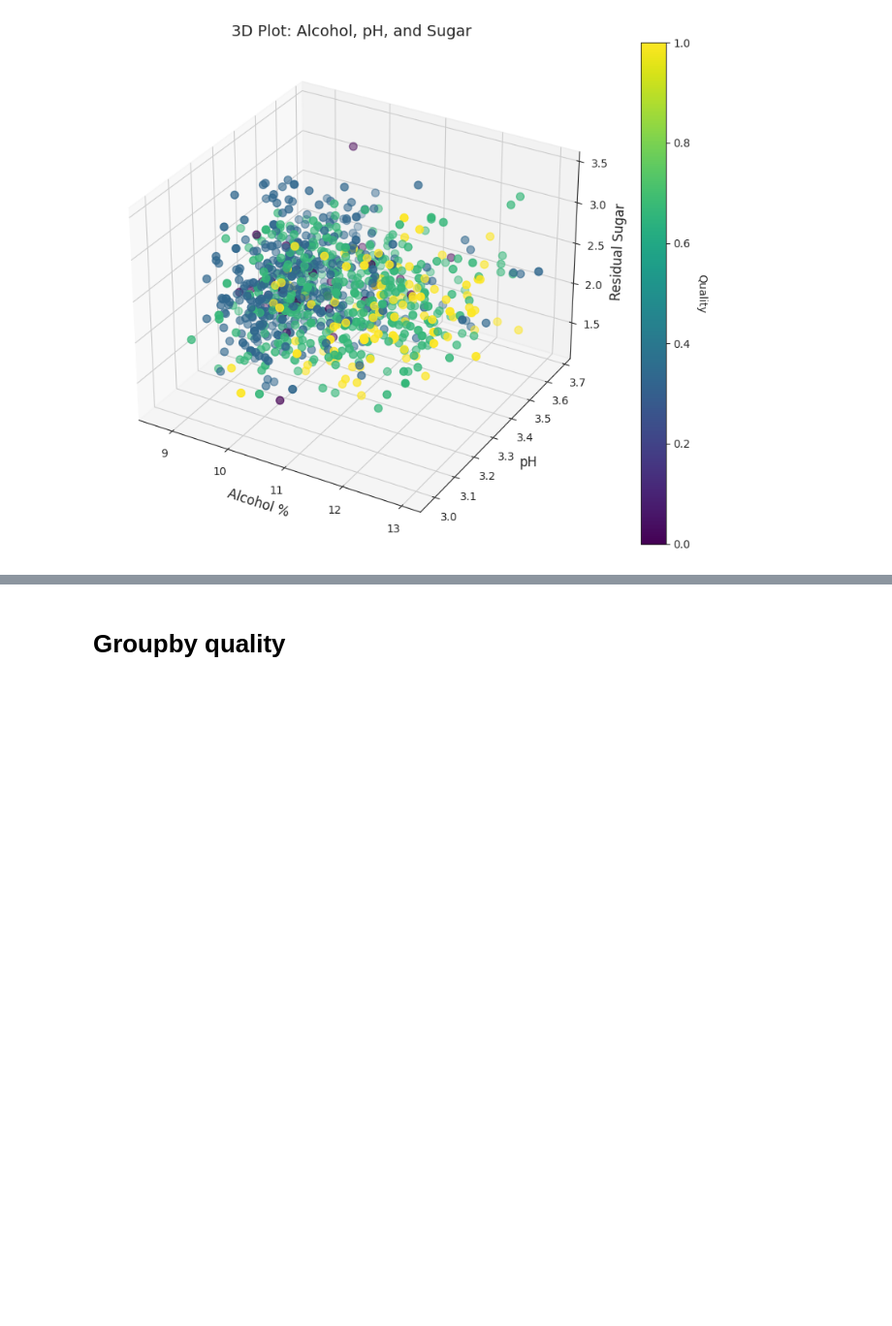
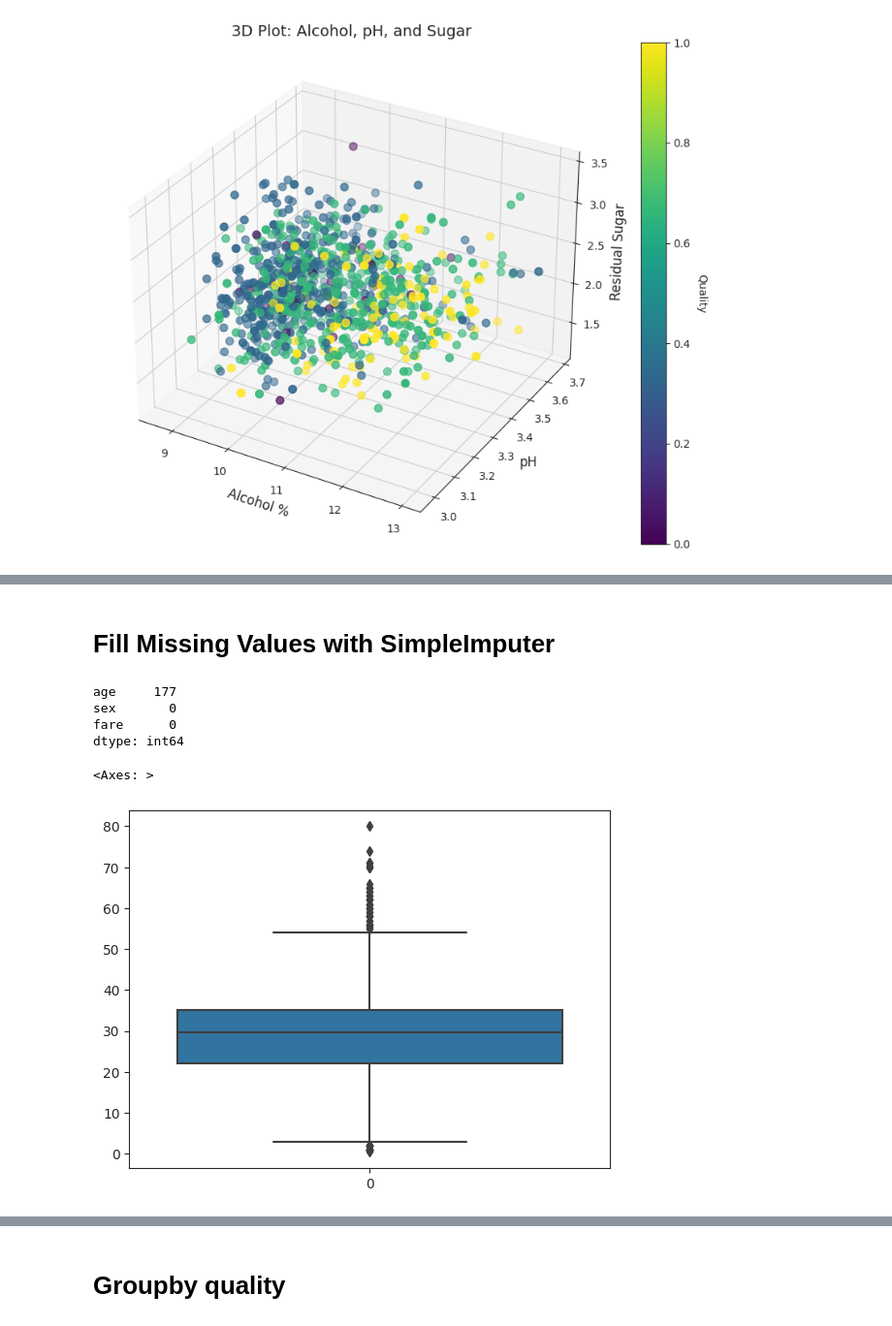
Before and after one commit to shyam007-srec/Sonar-Rock-vs-Mine-Prediction---Machine-Learning-Project, a Jupyter notebook: wine-preditction.ipynb, the cells around one changed output, grey strips where cells are left out. Shown at 97% size. Drawn from its saved outputs; the diff is of its cells as text; code cells hidden in the pictures; blank space fills up the shorter version.

```diff
--- a/wine-preditction.ipynb
+++ b/wine-preditction.ipynb
@@ -313,3 +313,28 @@ fig.update_layout(margin=dict(l=0, r=0, b=0, t=30))
 fig.show()
 # %% [output]
 [interactive output not drawn]
+# %% [markdown]
+# Fill Missing Values with SimpleImputer
+# %%
+from sklearn.impute import SimpleImputer
+import pandas as pd
+import seaborn as sns
+
+df_1 = sns.load_dataset("titanic")[['age', 'sex', 'fare']]
+# %%
+df_1.isna().sum()
+# %% [output]
+age     177
+sex       0
+fare      0
+dtype: int64
+# %%
+from sklearn.impute import SimpleImputer
+
+imputer = SimpleImputer(strategy='mean')
+df_1['age'] = imputer.fit_transform(df_1[['age']])
+# %%
+sns.boxplot(data=df_1['age'])
+# %% [output]
+<Axes: >
+[figure, added]
```
Also changed, not shown: parts of 2 cells of this notebook.
